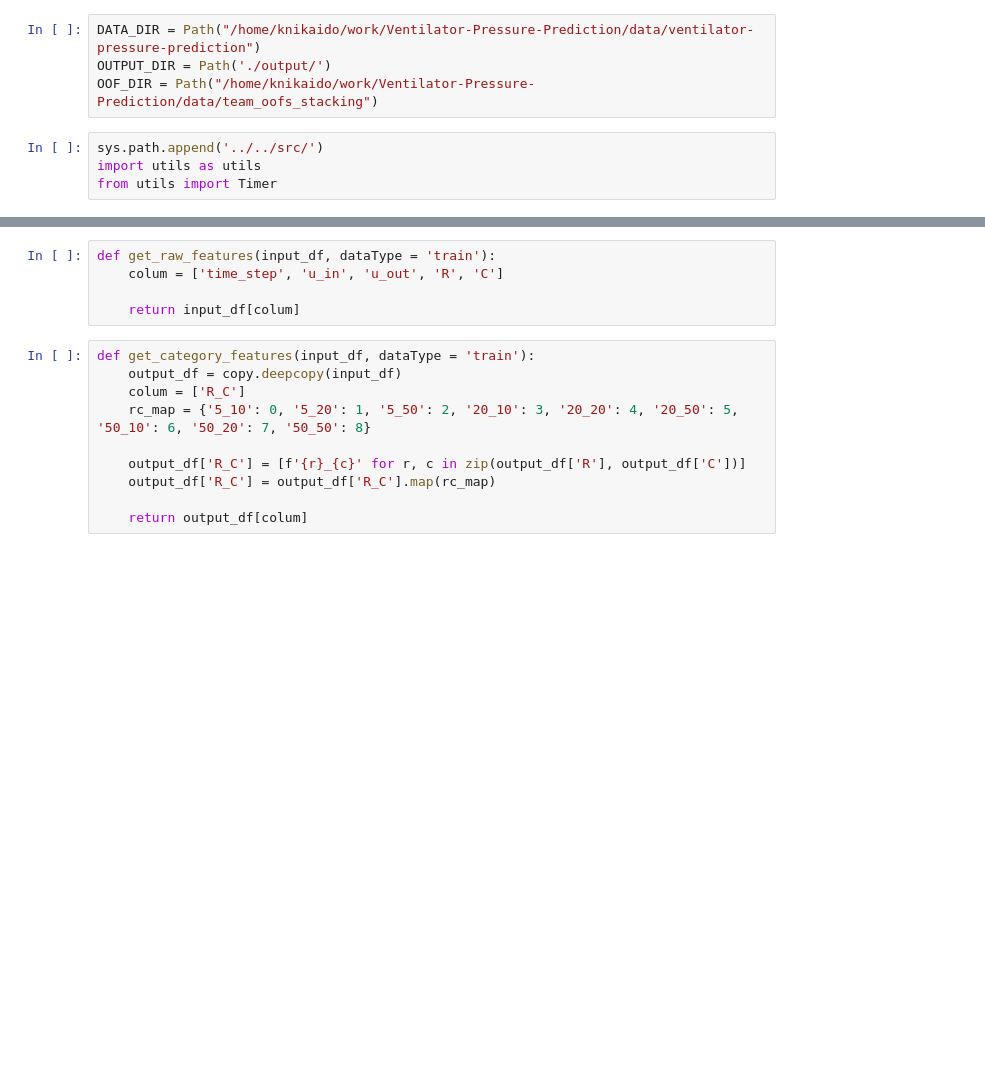
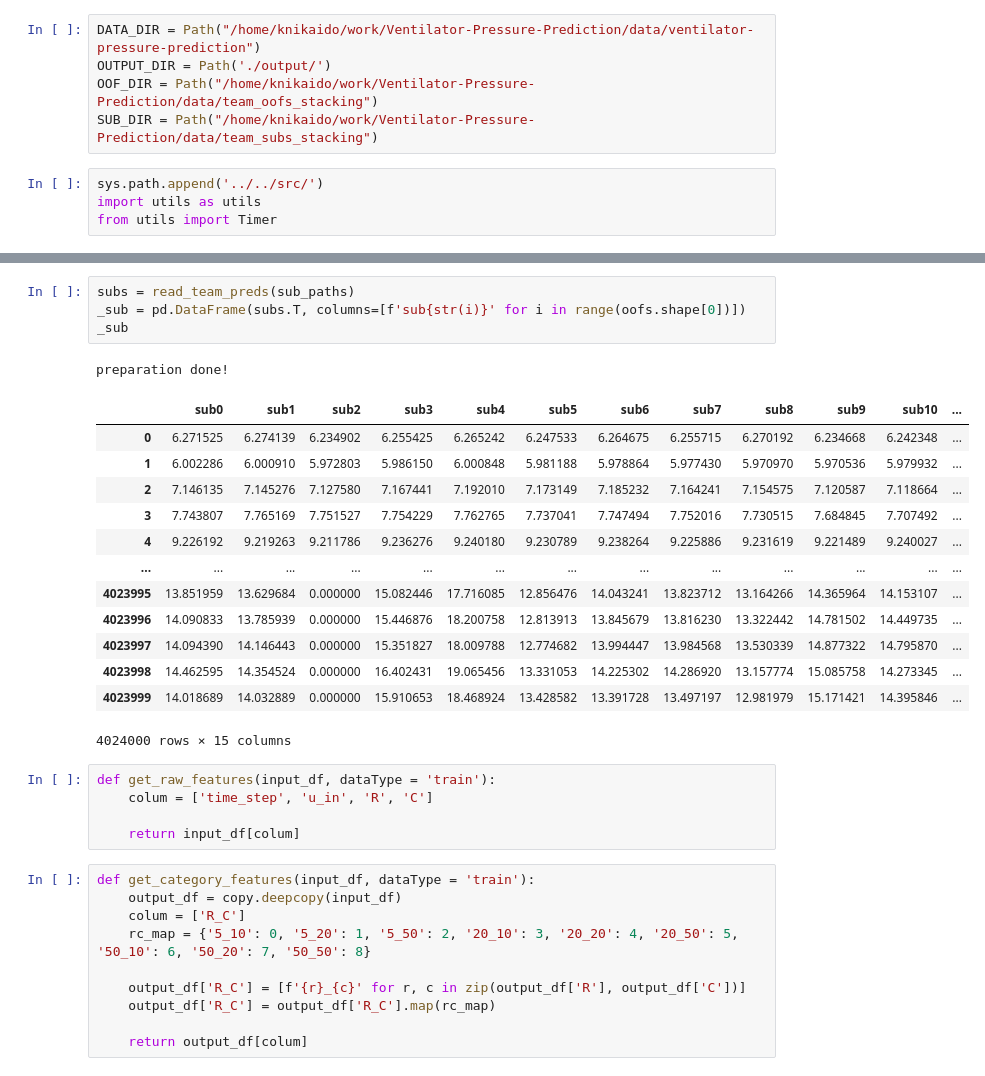
Before and after one commit to root4kaido/Ventilator-Pressure-Prediction, a Jupyter notebook: notebook/other/stacking_lgbm.ipynb, the cells around one changed output, grey strips where cells are left out. Drawn from its saved outputs; the diff is of its cells as text; blank space fills up the shorter version.

```diff
--- a/notebook/other/stacking_lgbm.ipynb
+++ b/notebook/other/stacking_lgbm.ipynb
@@ -26,6 +26,7 @@ seed = 430
 DATA_DIR = Path("/home/knikaido/work/Ventilator-Pressure-Prediction/data/ventilator-pressure-prediction")
 OUTPUT_DIR = Path('./output/')
 OOF_DIR = Path("/home/knikaido/work/Ventilator-Pressure-Prediction/data/team_oofs_stacking")
+SUB_DIR = Path("/home/knikaido/work/Ventilator-Pressure-Prediction/data/team_subs_stacking")
 # %%
 sys.path.append('../../src/')
 import utils as utils
@@ -117,6 +124,25 @@ _oof
+# %%
+subs = read_team_preds(sub_paths)
+_sub = pd.DataFrame(subs.T, columns=[f'sub{str(i)}' for i in range(oofs.shape[0])])
+_sub
+# %% [output]
+preparation done!
+|  | sub0 | sub1 | sub2 | sub3 | sub4 | sub5 | sub6 | sub7 | sub8 | sub9 | sub10 | ... |
+| 0 | 6.271525 | 6.274139 | 6.234902 | 6.255425 | 6.265242 | 6.247533 | 6.264675 | 6.255715 | 6.270192 | 6.234668 | 6.242348 | ... |
+| 1 | 6.002286 | 6.000910 | 5.972803 | 5.986150 | 6.000848 | 5.981188 | 5.978864 | 5.977430 | 5.970970 | 5.970536 | 5.979932 | ... |
+| 2 | 7.146135 | 7.145276 | 7.127580 | 7.167441 | 7.192010 | 7.173149 | 7.185232 | 7.164241 | 7.154575 | 7.120587 | 7.118664 | ... |
+| 3 | 7.743807 | 7.765169 | 7.751527 | 7.754229 | 7.762765 | 7.737041 | 7.747494 | 7.752016 | 7.730515 | 7.684845 | 7.707492 | ... |
+| 4 | 9.226192 | 9.219263 | 9.211786 | 9.236276 | 9.240180 | 9.230789 | 9.238264 | 9.225886 | 9.231619 | 9.221489 | 9.240027 | ... |
+| ... | ... | ... | ... | ... | ... | ... | ... | ... | ... | ... | ... | ... |
+| 4023995 | 13.851959 | 13.629684 | 0.000000 | 15.082446 | 17.716085 | 12.856476 | 14.043241 | 13.823712 | 13.164266 | 14.365964 | 14.153107 | ... |
+| 4023996 | 14.090833 | 13.785939 | 0.000000 | 15.446876 | 18.200758 | 12.813913 | 13.845679 | 13.816230 | 13.322442 | 14.781502 | 14.449735 | ... |
+| 4023997 | 14.094390 | 14.146443 | 0.000000 | 15.351827 | 18.009788 | 12.774682 | 13.994447 | 13.984568 | 13.530339 | 14.877322 | 14.795870 | ... |
+| 4023998 | 14.462595 | 14.354524 | 0.000000 | 16.402431 | 19.065456 | 13.331053 | 14.225302 | 14.286920 | 13.157774 | 15.085758 | 14.273345 | ... |
+| 4023999 | 14.018689 | 14.032889 | 0.000000 | 15.910653 | 18.468924 | 13.428582 | 13.391728 | 13.497197 | 12.981979 | 15.171421 | 14.395846 | ... |
+4024000 rows × 15 columns
 # %%
 def get_raw_features(input_df, dataType = 'train'):
-    colum = ['time_step', 'u_in', 'u_out', 'R', 'C']
+    colum = ['time_step', 'u_in', 'R', 'C']
 
     return input_df[colum]
 # %%
```
Also changed, not shown: parts of 29 cells of this notebook, 17 other files.
